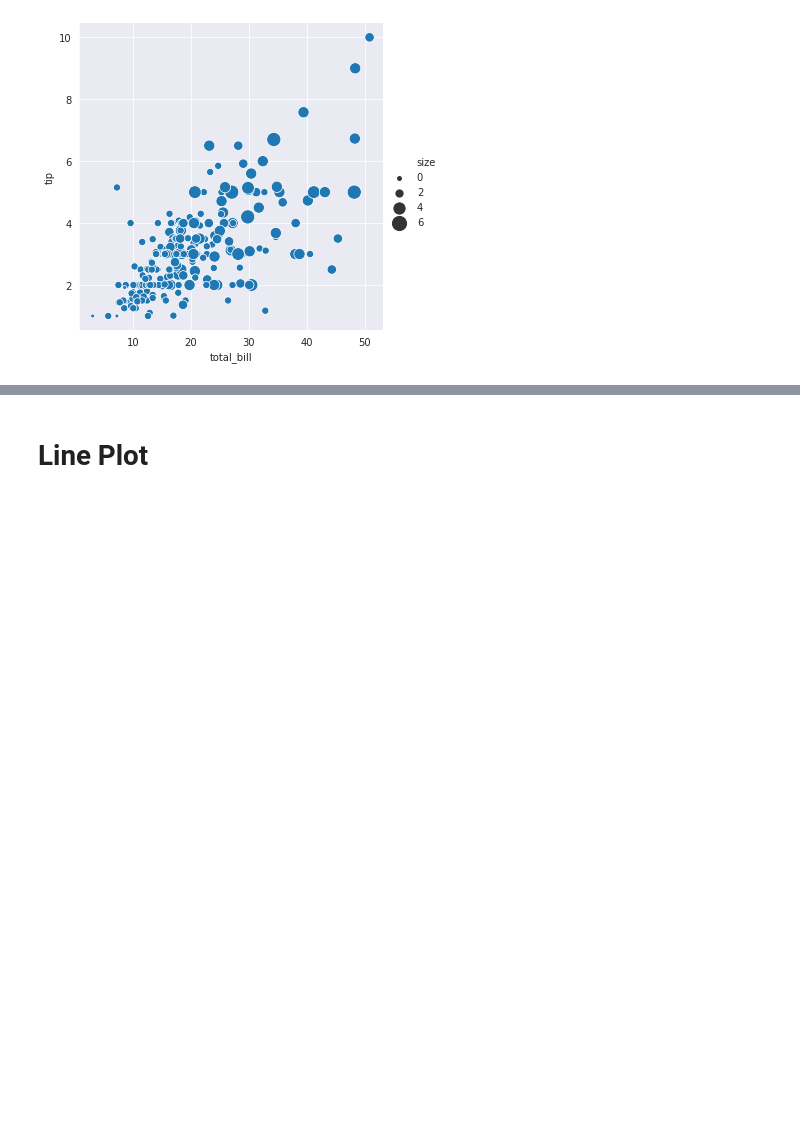
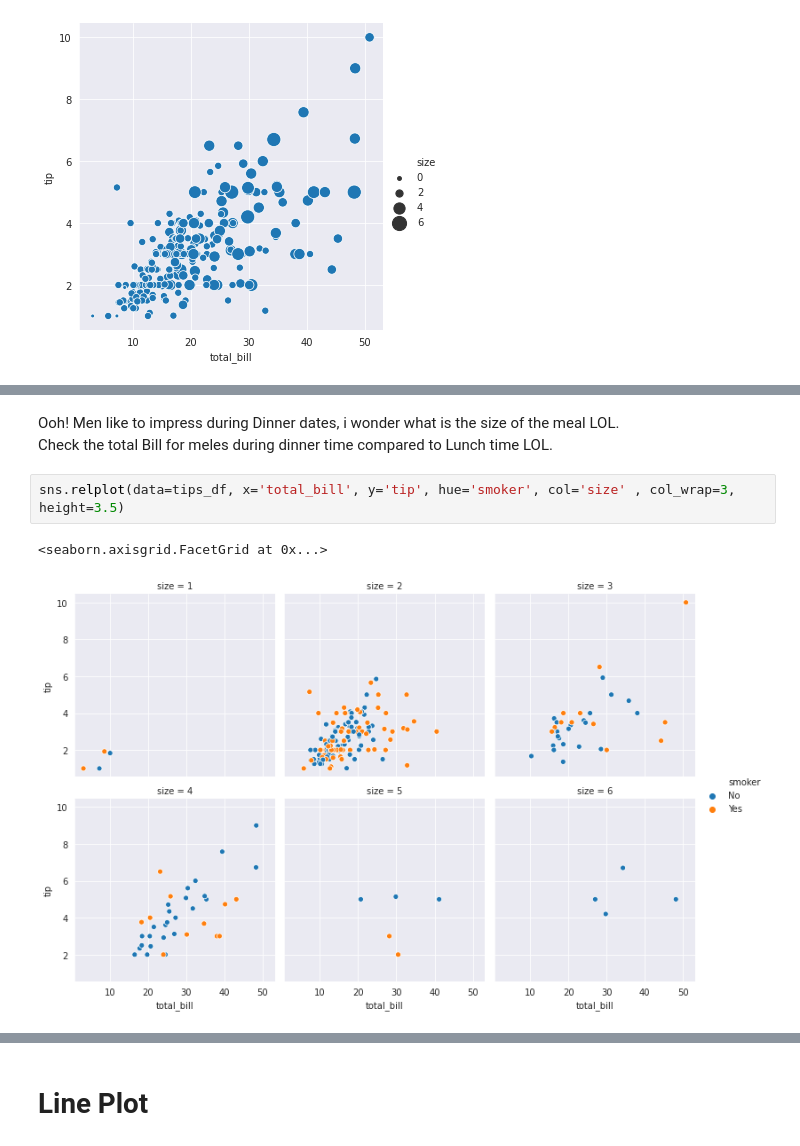
Before and after one commit to AllieUbisse/Infinite-Impact-Insights, a Jupyter notebook: _notebooks/2020_05_23_Seaborn_Walk_with_me.ipynb, the cells around one changed output, grey strips where cells are left out. Saved outputs shown, nothing was run; the diff lists cells and outputs as text; blank space fills up the shorter version.

```diff
--- a/_notebooks/2020_05_23_Seaborn_Walk_with_me.ipynb
+++ b/_notebooks/2020_05_23_Seaborn_Walk_with_me.ipynb
@@ -130,0 +170,9 @@ plt.show()
+# %% [markdown]
+Ooh! Men like to impress during Dinner dates, i wonder what is the size of the meal LOL.<br>
+Check the total Bill for meles during dinner time compared to Lunch time LOL.
+<br>
+# %%
+sns.relplot(data=tips_df, x='total_bill', y='tip', hue='smoker', col='size' , col_wrap=3, height=3.5)
+# %% [output]
+<seaborn.axisgrid.FacetGrid at 0x...>
+[figure, added]
```
Also changed, not shown: parts of 76 cells of this notebook.
